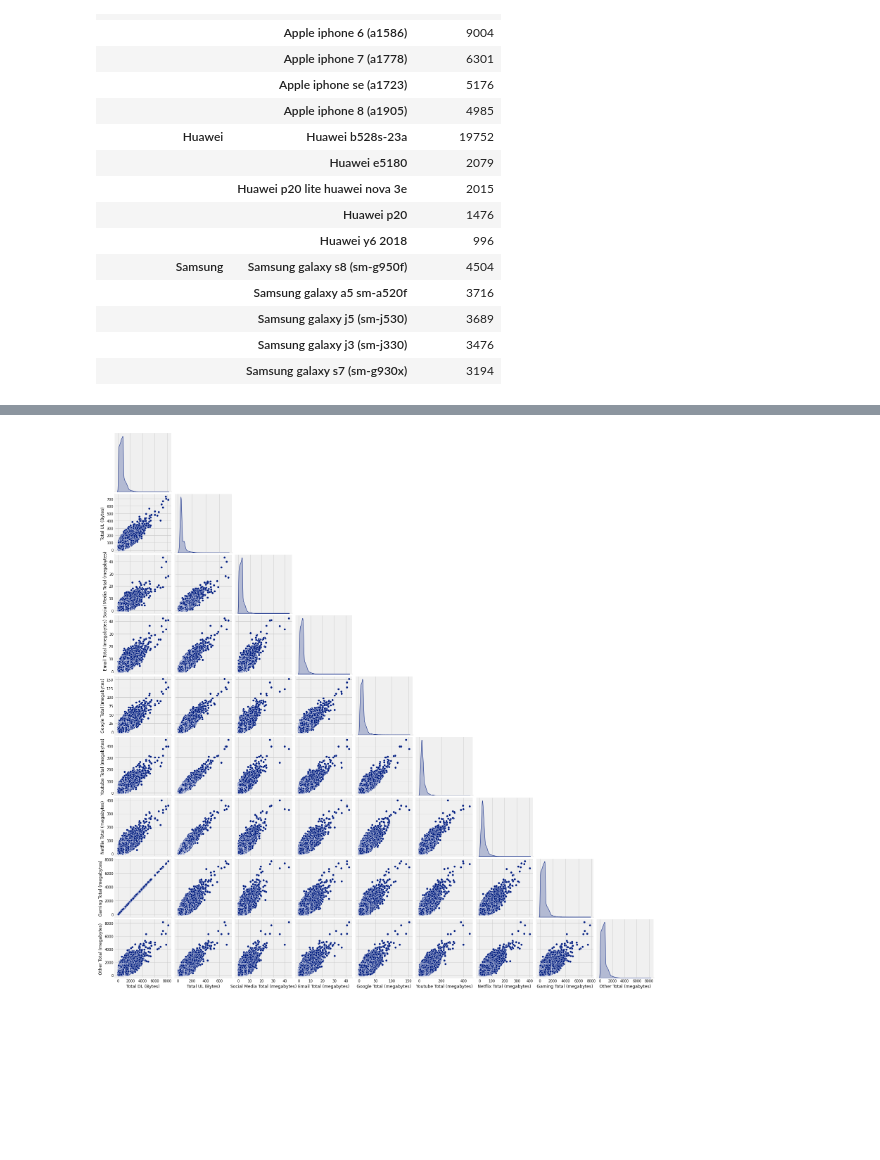
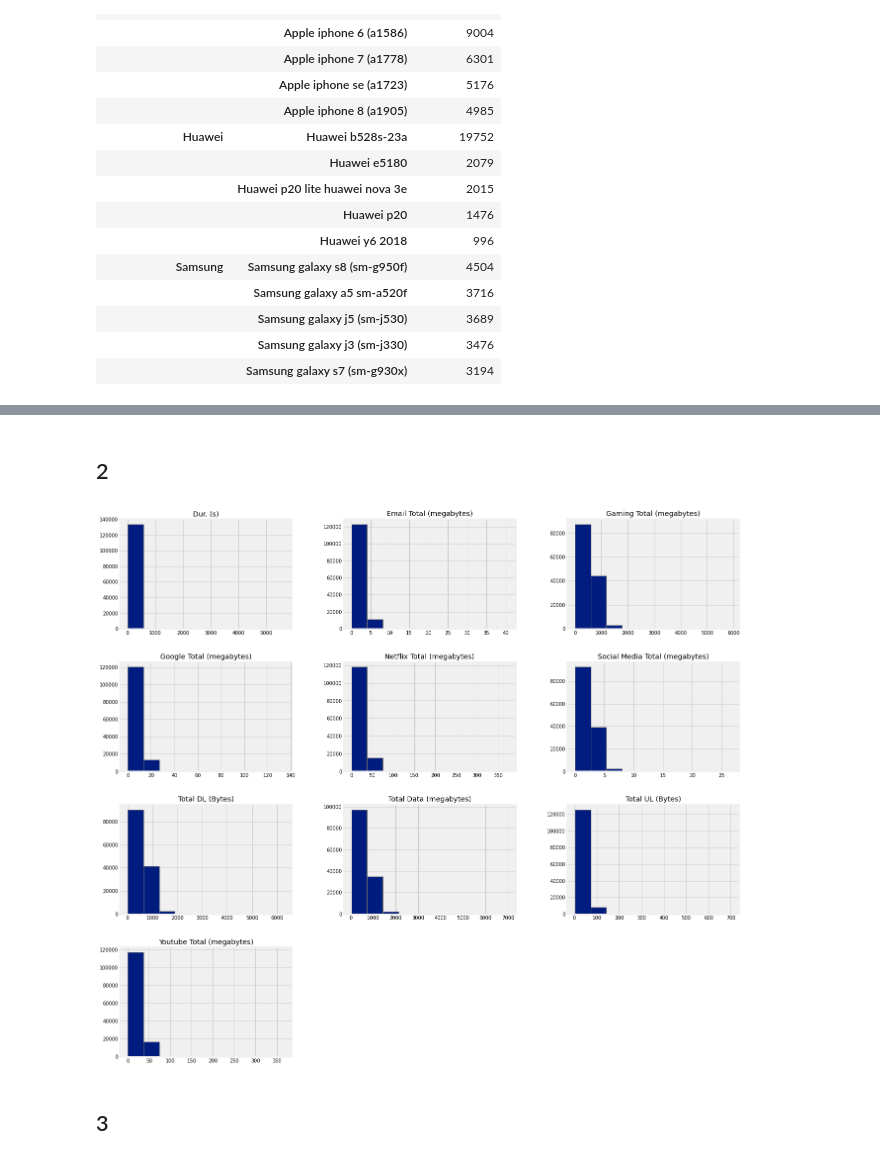
Before and after one commit to fbagire/Telecomm_data_analysis, a Jupyter notebook: data_cleaning.ipynb, the cells around one changed output, grey strips where cells are left out. Cells and saved outputs as stored; diff of their text form; code cells hidden in the pictures; blank space fills up the shorter version.

Commit message:
interim report figures finished

```diff
--- a/data_cleaning.ipynb
+++ b/data_cleaning.ipynb
@@ -441,6 +394,11 @@ _=apps_usage.loc[['sum']].plot(kind='bar',color=['k','r','m','g','y','b','c'])
-# %%
-_=sns.pairplot(df_grouped_bytesdata[['Total DL (Bytes)','Total UL (Bytes)','Social Media Total (megabytes)','Email Total (megabytes)','Google Total (megabytes)',
-                                     'Youtube Total (megabytes)','Netflix Total (megabytes)','Gaming Total (megabytes)',
-                                     'Other Total (megabytes)']],diag_kind='kde',markers=['s'],corner=True)
-# %% [output]
-[figure, removed]
+# %% [markdown]
+## 2
+# %%
+dist_cols=df_grouped_bytesdata.columns.difference(['Other Total (megabytes)',
+                                                   'IMEI','IMSI','MSISDN/Number','Handset Manufacturer'])
+# %%
+_=df_grouped_bytesdata[dist_cols].hist(figsize=(20,20))
+# %% [output]
+[figure, added]
+# %% [markdown]
+## 3
```
Also changed, not shown: parts of 54 cells of this notebook.
